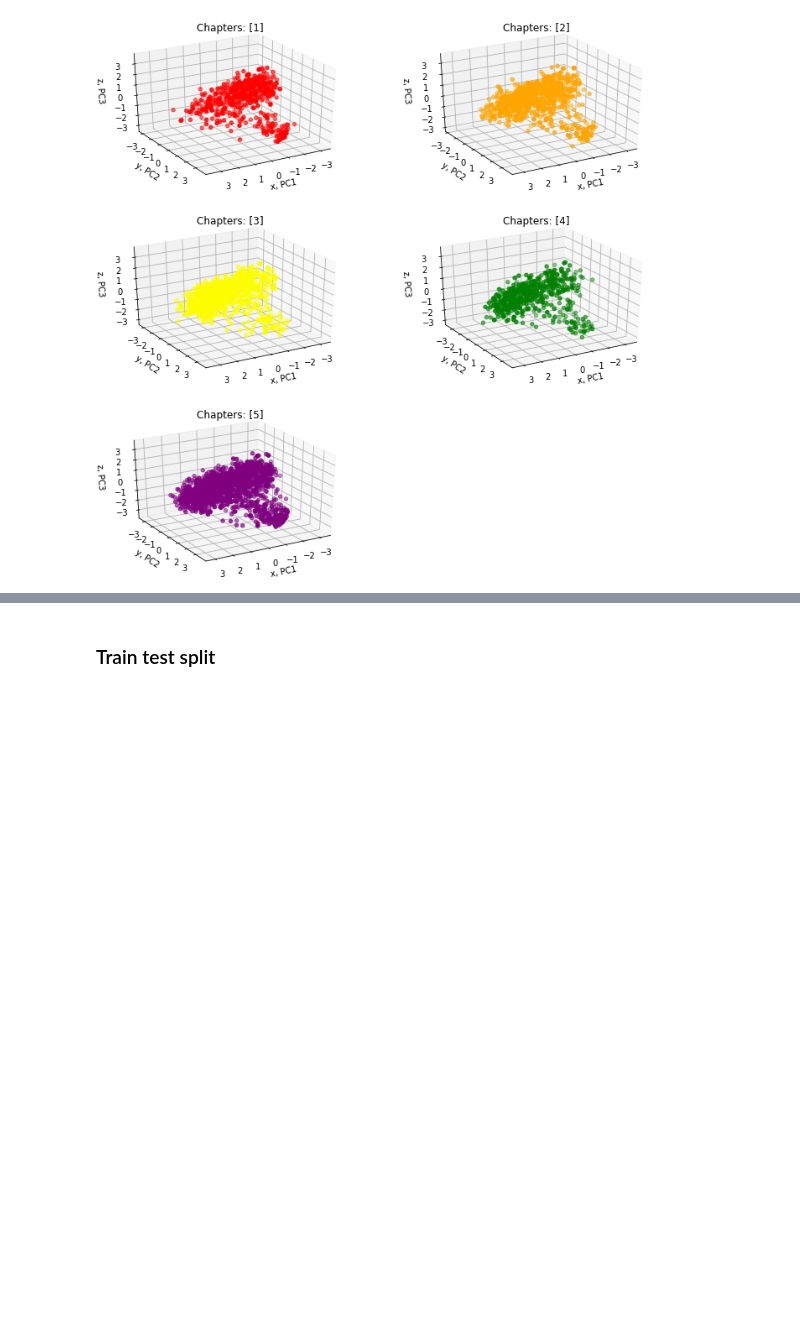
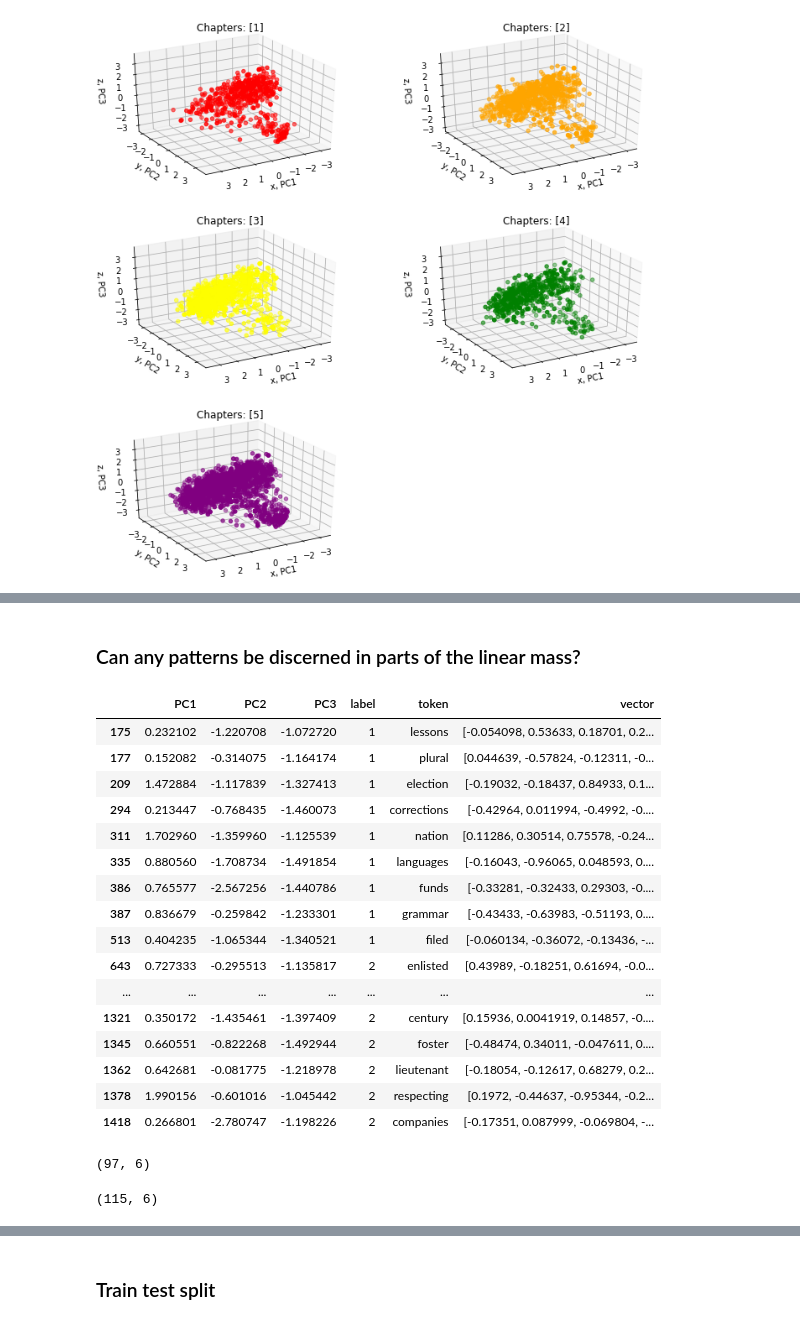
Before and after one commit to ssrosa/dsc-4-final-project-online-ds-pt-100118, a Jupyter notebook: student.ipynb, the cells around one changed output, grey strips where cells are left out. Drawn from its saved outputs; the diff is of its cells as text; code cells hidden in the pictures; blank space fills up the shorter version.

```diff
--- a/student.ipynb
+++ b/student.ipynb
@@ -581,0 +594,31 @@ blob.shape[0], blob_notna.shape[0]
+# %% [markdown]
+### Can any patterns be discerned in parts of the linear mass?
+# %%
+#Government, politics, nations, courts
+#Very few in chapter 1, a lot in chapter 5
+xyz = [0, 3, -4, 0, -1.5, -1]
+gov = isolate(unique_notna_pca, xyz)
+# %%
+gov.head(30)
+# %% [output]
+|  | PC1 | PC2 | PC3 | label | token | vector |
+| 175 | 0.232102 | -1.220708 | -1.072720 | 1 | lessons | [-0.054098, 0.53633, 0.18701, 0.2... |
+| 177 | 0.152082 | -0.314075 | -1.164174 | 1 | plural | [0.044639, -0.57824, -0.12311, -0... |
+| 209 | 1.472884 | -1.117839 | -1.327413 | 1 | election | [-0.19032, -0.18437, 0.84933, 0.1... |
+| 294 | 0.213447 | -0.768435 | -1.460073 | 1 | corrections | [-0.42964, 0.011994, -0.4992, -0.... |
+| 311 | 1.702960 | -1.359960 | -1.125539 | 1 | nation | [0.11286, 0.30514, 0.75578, -0.24... |
+| 335 | 0.880560 | -1.708734 | -1.491854 | 1 | languages | [-0.16043, -0.96065, 0.048593, 0.... |
+| 386 | 0.765577 | -2.567256 | -1.440786 | 1 | funds | [-0.33281, -0.32433, 0.29303, -0.... |
+| 387 | 0.836679 | -0.259842 | -1.233301 | 1 | grammar | [-0.43433, -0.63983, -0.51193, 0.... |
+| 513 | 0.404235 | -1.065344 | -1.340521 | 1 | filed | [-0.060134, -0.36072, -0.13436, -... |
+| 643 | 0.727333 | -0.295513 | -1.135817 | 2 | enlisted | [0.43989, -0.18251, 0.61694, -0.0... |
+| ... | ... | ... | ... | ... | ... | ... |
+| 1321 | 0.350172 | -1.435461 | -1.397409 | 2 | century | [0.15936, 0.0041919, 0.14857, -0.... |
+| 1345 | 0.660551 | -0.822268 | -1.492944 | 2 | foster | [-0.48474, 0.34011, -0.047611, 0.... |
+| 1362 | 0.642681 | -0.081775 | -1.218978 | 2 | lieutenant | [-0.18054, -0.12617, 0.68279, 0.2... |
+| 1378 | 1.990156 | -0.601016 | -1.045442 | 2 | respecting | [0.1972, -0.44637, -0.95344, -0.2... |
+| 1418 | 0.266801 | -2.780747 | -1.198226 | 2 | companies | [-0.17351, 0.087999, -0.069804, -... |
+# %%
+gov.shape
+# %% [output]
+(97, 6)
@@ -581,0 +633,4 @@ blob.shape[0], blob_notna.shape[0]
+# %%
+sports.shape
+# %% [output]
+(115, 6)
```
Also changed, not shown: parts of 30 cells of this notebook.
